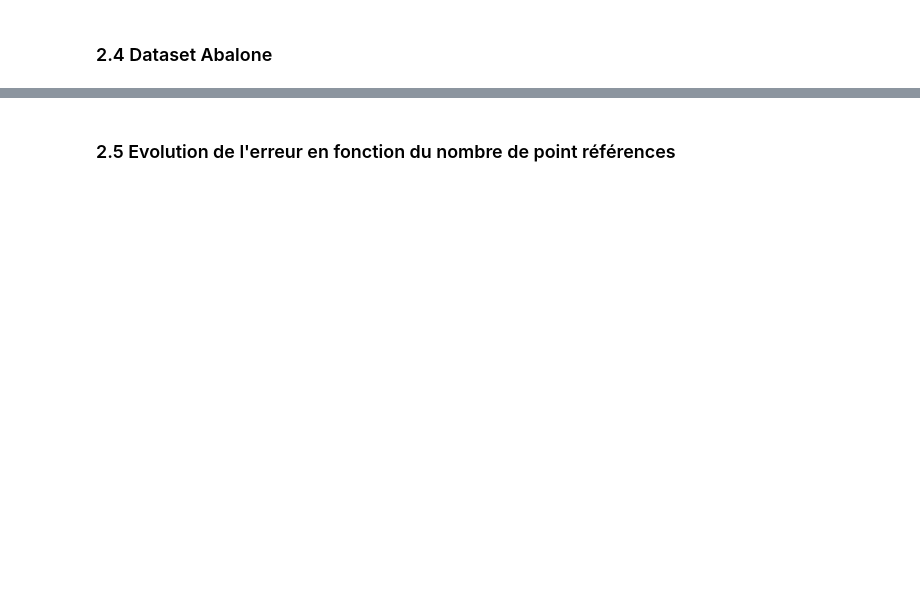
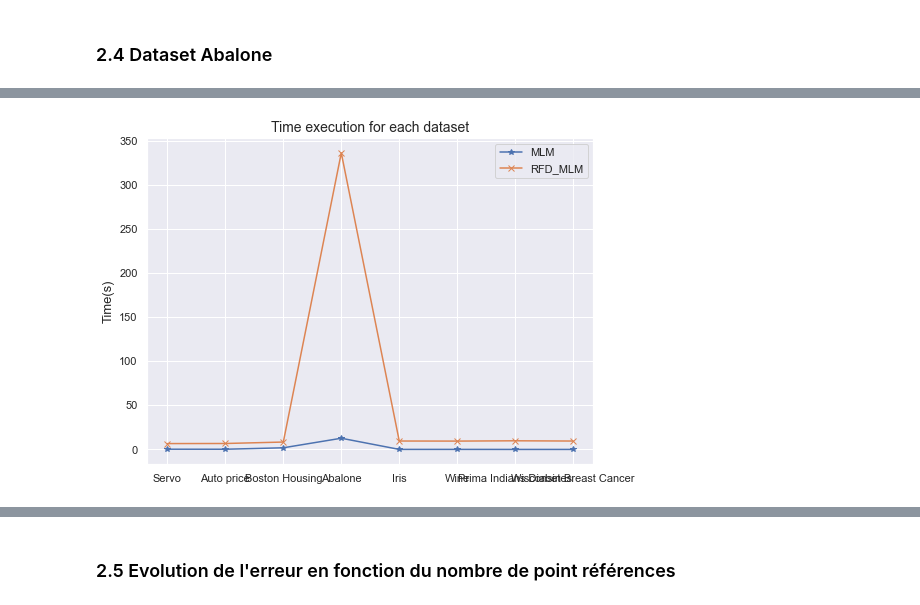
Before and after one commit to hamdilaziz/MLM, a Jupyter notebook: code/Experimentations.ipynb, the cells around one changed output, grey strips where cells are left out. Saved outputs shown, nothing was run; the diff lists cells and outputs as text; code cells hidden in the pictures; blank space fills up the shorter version.

```diff
--- a/code/Experimentations.ipynb
+++ b/code/Experimentations.ipynb
@@ -194,4 +233,0 @@ SVR(C=8, epsilon=0.3, gamma=0.1)
-# %%
-clf = SVR(C=8, epsilon=0.3, gamma=0.1)
-scores = cross_val_score(clf,x,y.reshape(len(y)),scoring='neg_mean_squared_error',cv=10)
-print("i) Mean score in 10 fold = {}, std = {}".format(-scores.mean(),scores.std()))
@@ -248,4 +262,0 @@ SVR(C=16, gamma=0.001)
-# %%
-clf = SVR(C=10, gamma=0.001, kernel='rbf')
-scores = cross_val_score(clf,x,y.reshape(len(y)),scoring='neg_mean_squared_error',cv=10)
-print("i) Mean score in 10 fold = {}, std = {}".format(-scores.mean(),scores.std()))
@@ -322,0 +367,30 @@ pd.DataFrame(data=arr,columns=["Servo","Auto price","Boston housing"],index=["ML
+# %%
+rfd_time = [6.63,6.73,8.36,335.99,9.53,9.44,9.79,9.51]
+d = [(servo,0.3,'r'),(price,0.75,'r'),(housing,0.85,'r'),(abalone,0.1,'r'),(iris,0.95,'c'),
+           (wine,1,'c'),(diabetes,0.1,'c'),(cancer,0.2,'c')]
+
+mlm_time = []
+for i in range(len(d)):
+    X,y = preprocessing(d[i][0])
+    X_train,X_test,y_train,y_test=split_and_norm(X,y,d[i][2])
+    y_train = y_train.reshape((len(y_train),1))
+    y_test = y_test.reshape((len(y_test),1))
+    start = time.time()
+    if d[i][2] == 'r':
+        clf = MLM(d[i][1])
+    else:
+        clf = NN_MLM(d[i][1])
+    clf.fit(X_train,y_train)
+    pred = clf.predict(X_test)
+    mlm_time.append(time.time()-start)
+
+plt.figure(figsize=(8,6))
+plt.title("Time execution for each dataset",fontsize=14)
+plt.plot(mlm_time,'-*',label="MLM")
+plt.plot(rfd_time,'-x',label="RFD_MLM")
+plt.xticks(np.arange(8),
+plt.ylabel("Time(s)",fontsize=13)
+plt.legend()
+plt.show()
+# %% [output]
+[figure, added]
```
Also changed, not shown: parts of 104 cells of this notebook, 59 other files.
